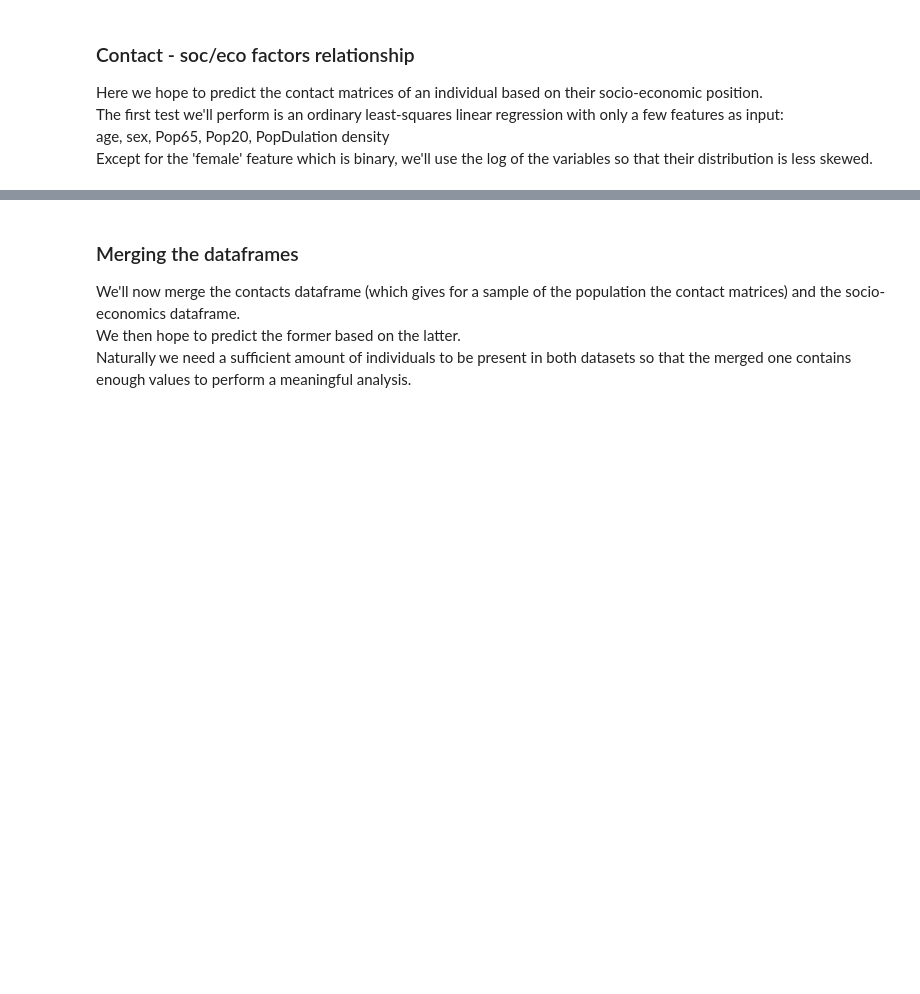
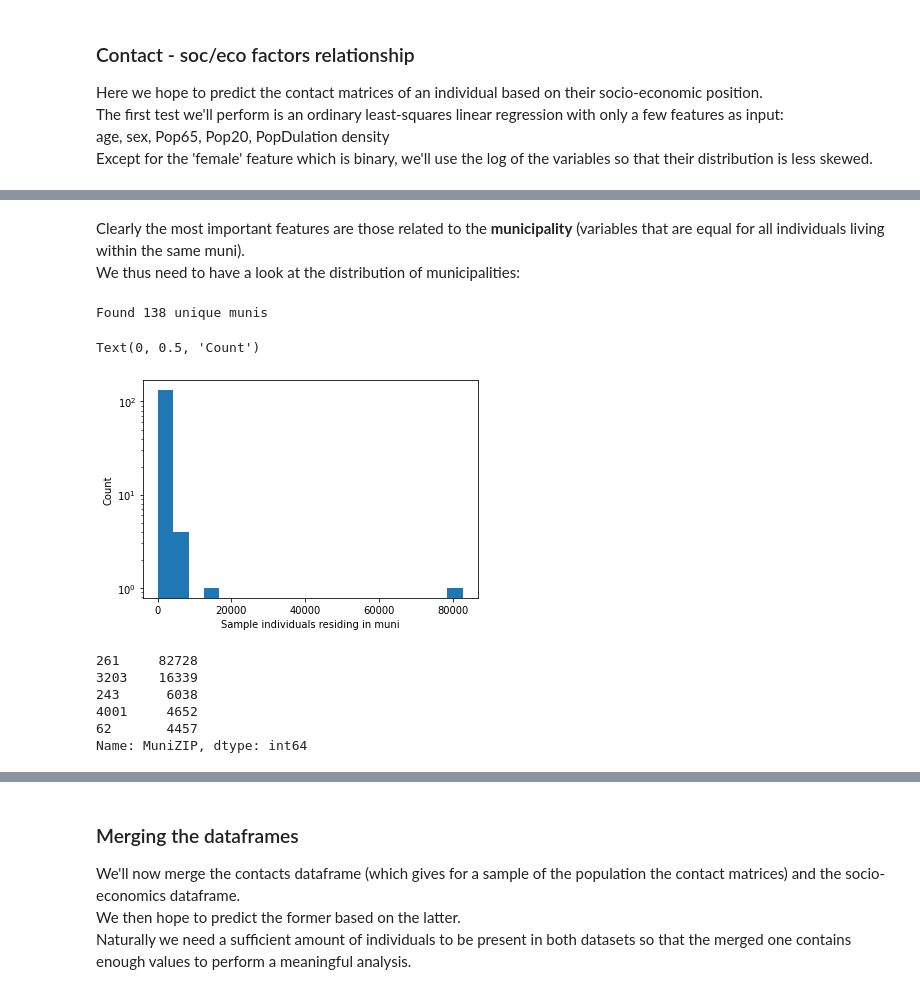
Before and after one commit to dauvillc/covid-19-switzerland, a Jupyter notebook: scripts/contact_matrices.ipynb, the cells around one changed output, grey strips where cells are left out. Saved outputs shown, nothing was run; the diff lists cells and outputs as text; code cells hidden in the pictures; blank space fills up the shorter version.

```diff
--- a/scripts/contact_matrices.ipynb
+++ b/scripts/contact_matrices.ipynb
@@ -542,6 +395,7 @@ infections as those were introduced into the synthetic population based on the i
 Thus we cannot include those features in the models if we want to search for a relationship between the other features and infections.
 # %%
 geographical_features = ['home_x', 'home_y', 'Lat', 'Lon', 'lat_lon', 'postcode', 'MuniZIP', 'MuniZIP_x', 'MuniZIP_y',]
+geo_features_df = soc_eco_df[geographical_features]
 soc_eco_df = soc_eco_df.drop(geographical_features, axis=1)
 # %% [markdown]
 **Note**: another possibility than discarding those features would be to use a spatial linear model, such as Geographically Weighted Regressions (GWR) or Spatial Lag Models (SLM).
@@ -646,0 +518,24 @@ cluster_hist("municipalityType_rural")
+# %% [markdown]
+Clearly the most important features are those related to the **municipality** (variables that are equal for all individuals living within the same muni).
+We thus need to have a look at the distribution of municipalities:
+# %%
+muni_populations = geo_features_df['MuniZIP'].value_counts().sort_values(ascending=False)
+print(f"Found {muni_populations.shape[0]} unique munis")
+# %% [output]
+Found 138 unique munis
+# %%
+plt.hist(muni_populations.values, bins=20, log=True)
+plt.xlabel('Sample individuals residing in muni')
+plt.ylabel('Count')
+# %% [output]
+Text(0, 0.5, 'Count')
+[figure, added]
+# %%
+muni_populations.head()
+# %% [output]
+261     82728
+3203    16339
+243      6038
+4001     4652
+62       4457
+Name: MuniZIP, dtype: int64
```
Also changed, not shown: parts of 48 cells of this notebook.
